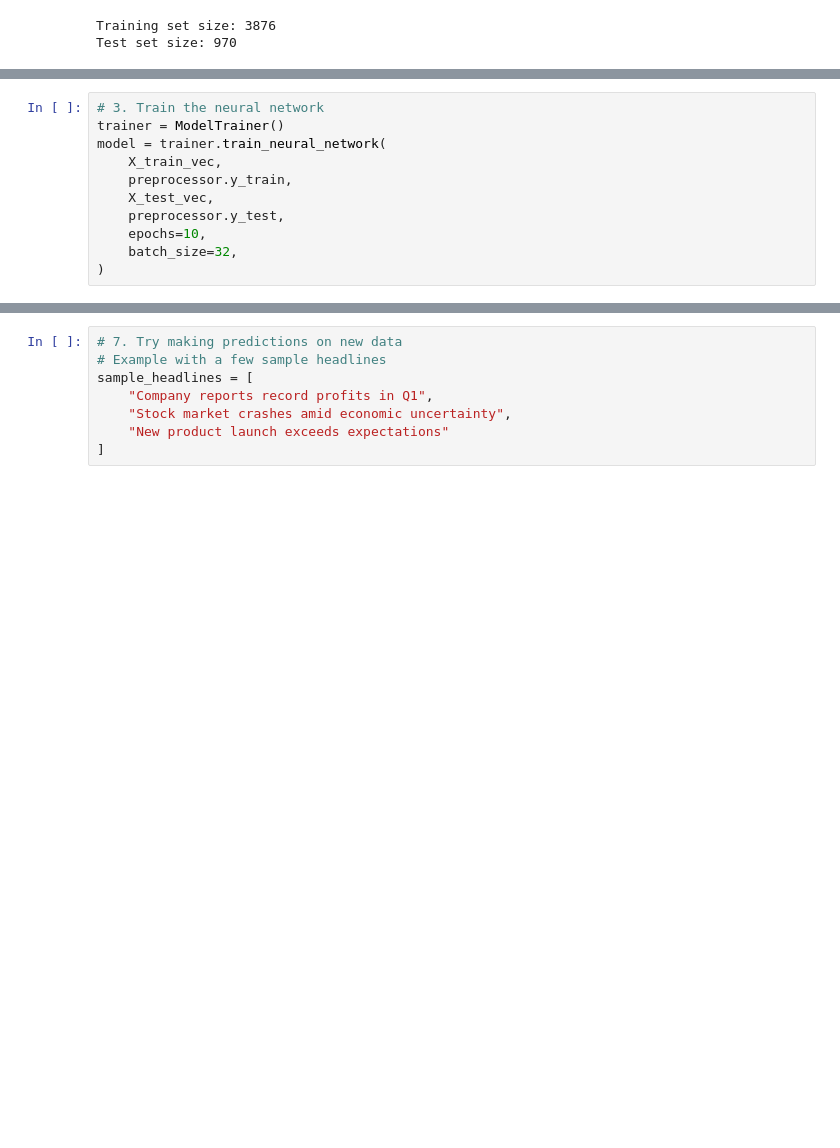
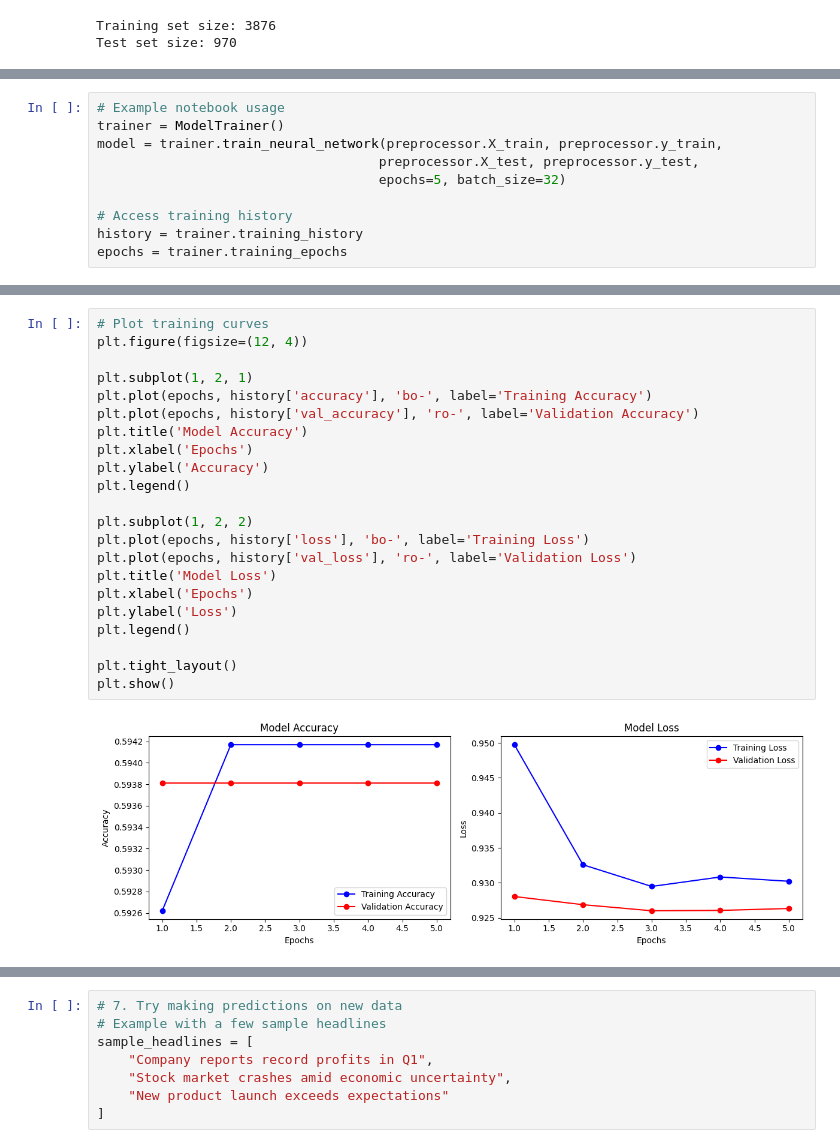
Before and after one commit to kchan139/ml-course-shibainu, a Jupyter notebook: notebooks/assignment_1/test_neuralnetwork.ipynb, the cells around one changed output, grey strips where cells are left out. Saved outputs shown, nothing was run; the diff lists cells and outputs as text; blank space fills up the shorter version.

```diff
--- a/notebooks/assignment_1/test_neuralnetwork.ipynb
+++ b/notebooks/assignment_1/test_neuralnetwork.ipynb
@@ -40,12 +34,11 @@ Feature vector shape: (3876, 20000)
 # %%
-# 3. Train the neural network
+# Example notebook usage
 trainer = ModelTrainer()
-model = trainer.train_neural_network(
-    X_train_vec,
-    preprocessor.y_train,
-    X_test_vec,
-    preprocessor.y_test,
-    epochs=10,
-    batch_size=32,
-)
+model = trainer.train_neural_network(preprocessor.X_train, preprocessor.y_train,
+                                    preprocessor.X_test, preprocessor.y_test,
+                                    epochs=5, batch_size=32)
+
+# Access training history
+history = trainer.training_history
+epochs = trainer.training_epochs
 # %% [output]
@@ -61,3 +57,27 @@ Epoch 4/10
+# %%
+# Plot training curves
+plt.figure(figsize=(12, 4))
+
+plt.subplot(1, 2, 1)
+plt.plot(epochs, history['accuracy'], 'bo-', label='Training Accuracy')
+plt.plot(epochs, history['val_accuracy'], 'ro-', label='Validation Accuracy')
+plt.title('Model Accuracy')
+plt.xlabel('Epochs')
+plt.ylabel('Accuracy')
+plt.legend()
+
+plt.subplot(1, 2, 2)
+plt.plot(epochs, history['loss'], 'bo-', label='Training Loss')
+plt.plot(epochs, history['val_loss'], 'ro-', label='Validation Loss')
+plt.title('Model Loss')
+plt.xlabel('Epochs')
+plt.ylabel('Loss')
+plt.legend()
+
+plt.tight_layout()
+plt.show()
+# %% [output]
+[figure, added]
 # %%
 # 4. Make predictions
 predictor = ModelPredictor()
```
Also changed, not shown: parts of 6 cells of this notebook, 1 other file.
